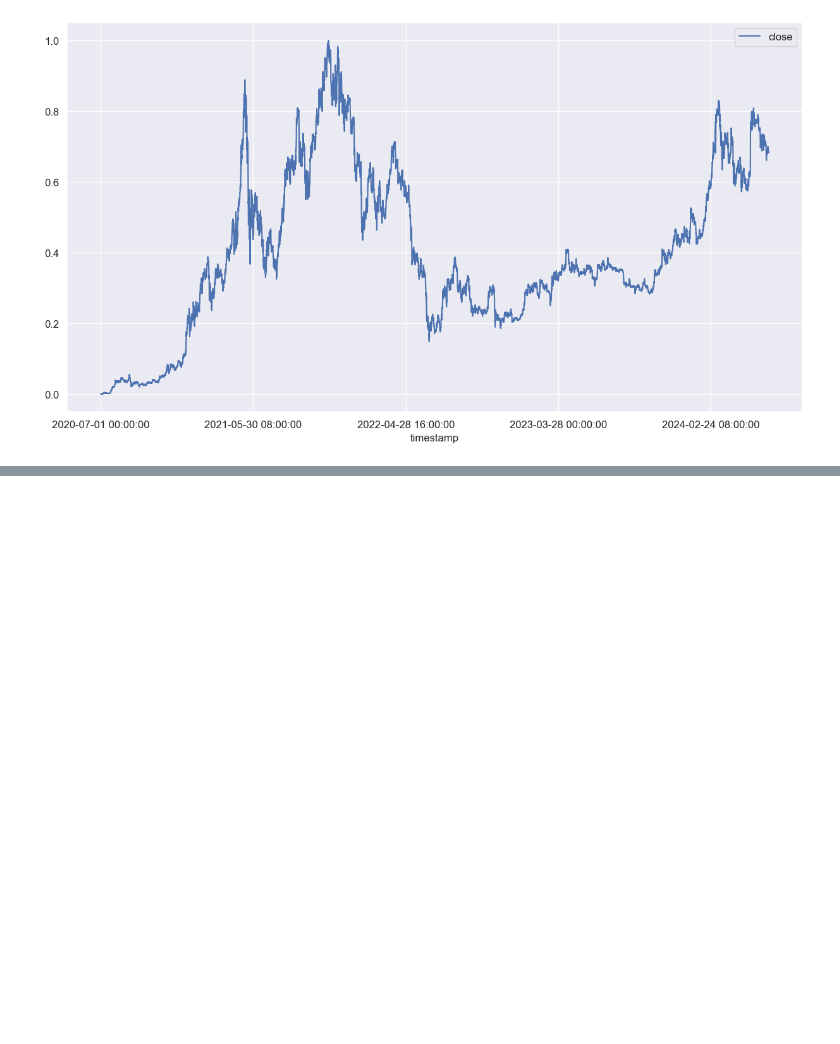
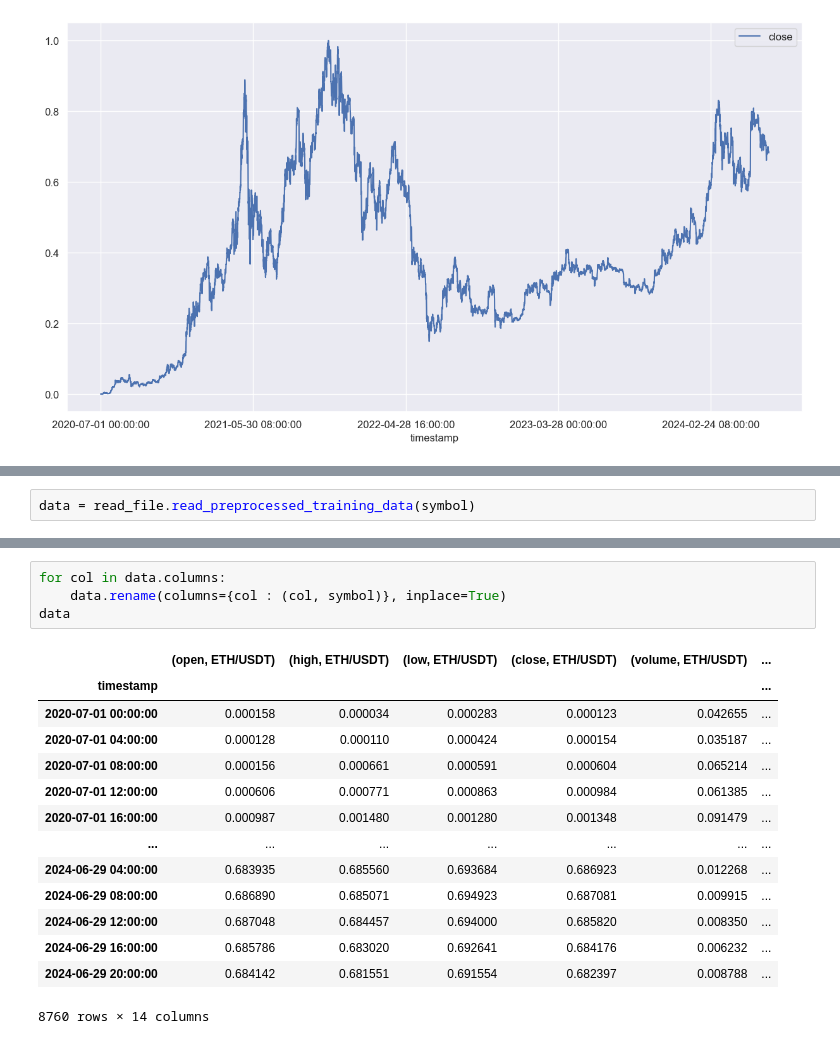
Before and after one commit to DivyanshGupta2006/Project-catRL, a Jupyter notebook: notebooks/data_preprocessing.ipynb, the cells around one changed output, grey strips where cells are left out. Cells and saved outputs as stored; diff of their text form; blank space fills up the shorter version.

```diff
--- a/notebooks/data_preprocessing.ipynb
+++ b/notebooks/data_preprocessing.ipynb
@@ -95,0 +101,2 @@ plot_df(data_scaled['close'])
+# %%
+data = read_file.read_preprocessed_training_data(symbol)
@@ -95,0 +123,19 @@ plot_df(data_scaled['close'])
+# %%
+for col in data.columns:
+    data.rename(columns={col : (col, symbol)}, inplace=True)
+data
+# %% [output]
+|  | (open, ETH/USDT) | (high, ETH/USDT) | (low, ETH/USDT) | (close, ETH/USDT) | (volume, ETH/USDT) | ... |
+| timestamp |  |  |  |  |  | ... |
+| 2020-07-01 00:00:00 | 0.000158 | 0.000034 | 0.000283 | 0.000123 | 0.042655 | ... |
+| 2020-07-01 04:00:00 | 0.000128 | 0.000110 | 0.000424 | 0.000154 | 0.035187 | ... |
+| 2020-07-01 08:00:00 | 0.000156 | 0.000661 | 0.000591 | 0.000604 | 0.065214 | ... |
+| 2020-07-01 12:00:00 | 0.000606 | 0.000771 | 0.000863 | 0.000984 | 0.061385 | ... |
+| 2020-07-01 16:00:00 | 0.000987 | 0.001480 | 0.001280 | 0.001348 | 0.091479 | ... |
+| ... | ... | ... | ... | ... | ... | ... |
+| 2024-06-29 04:00:00 | 0.683935 | 0.685560 | 0.693684 | 0.686923 | 0.012268 | ... |
+| 2024-06-29 08:00:00 | 0.686890 | 0.685071 | 0.694923 | 0.687081 | 0.009915 | ... |
+| 2024-06-29 12:00:00 | 0.687048 | 0.684457 | 0.694000 | 0.685820 | 0.008350 | ... |
+| 2024-06-29 16:00:00 | 0.685786 | 0.683020 | 0.692641 | 0.684176 | 0.006232 | ... |
+| 2024-06-29 20:00:00 | 0.684142 | 0.681551 | 0.691554 | 0.682397 | 0.008788 | ... |
+8760 rows × 14 columns
```
Also changed, not shown: parts of 9 cells of this notebook, 6 other files.
